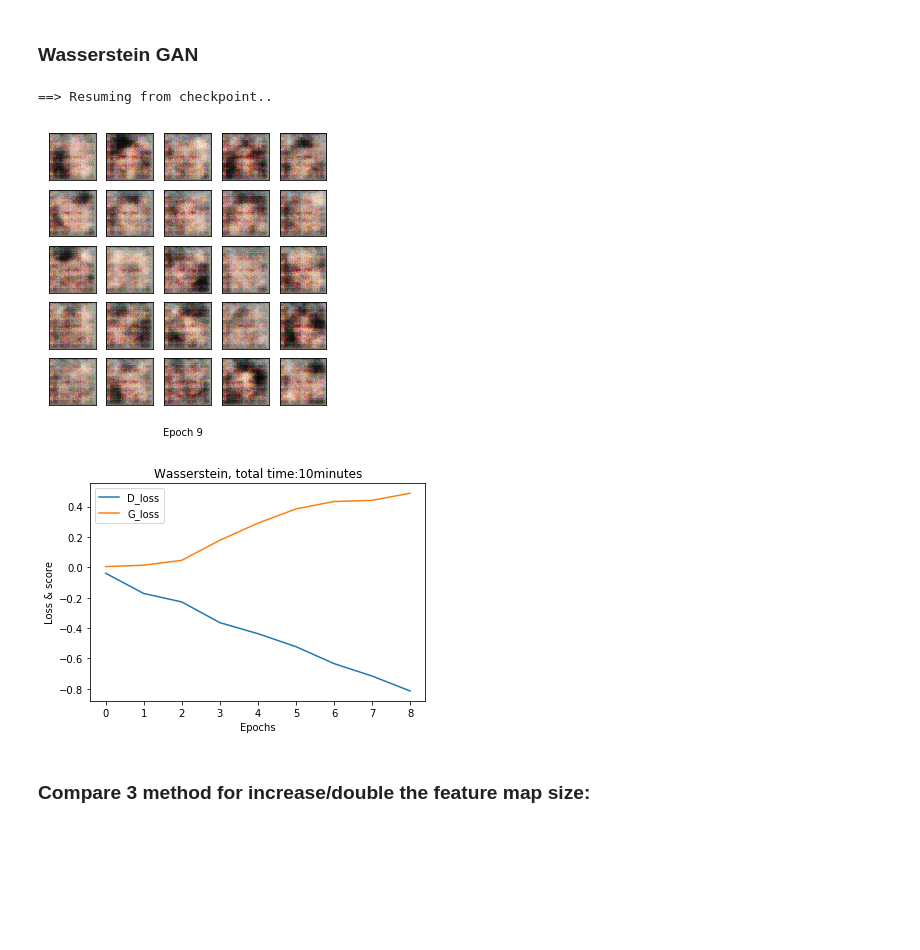
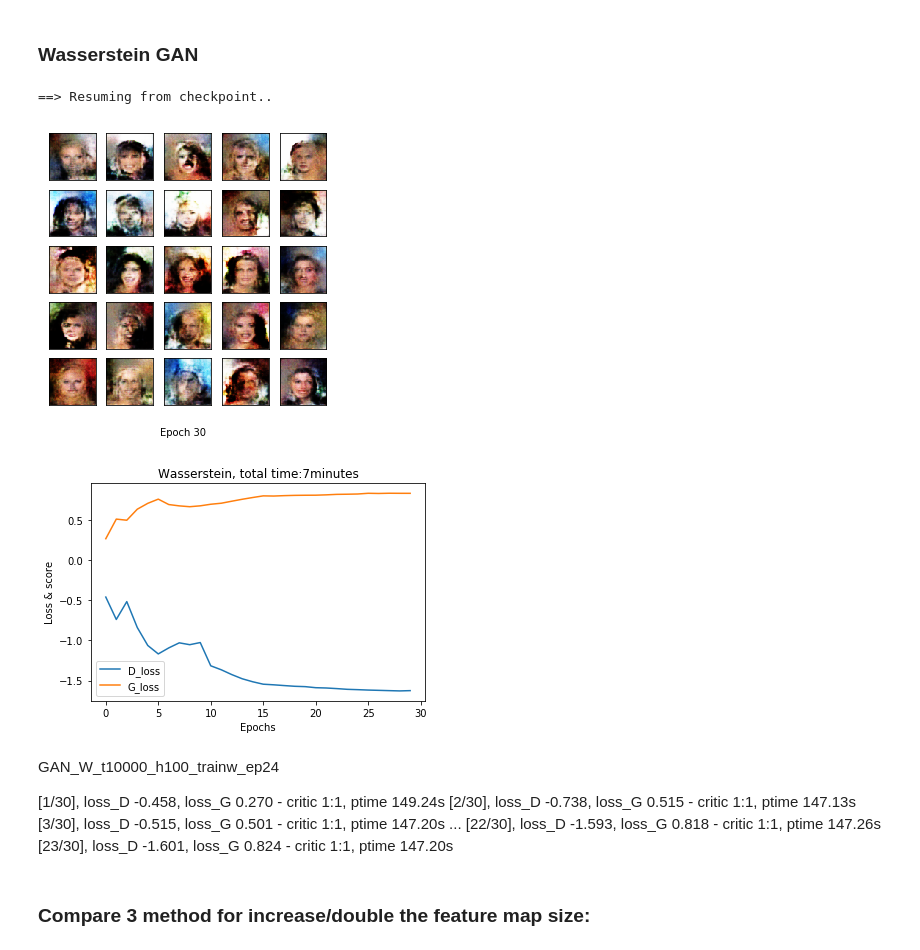
Before and after one commit to fanxiao001/ift6135-assignment, a Jupyter notebook: assignment4/ift6135_hwk4.ipynb, the cells around one changed output. Cells and saved outputs as stored; diff of their text form; code cells hidden in the pictures; blank space fills up the shorter version.

```diff
--- a/assignment4/ift6135_hwk4.ipynb
+++ b/assignment4/ift6135_hwk4.ipynb
@@ -49,7 +49,7 @@ dataset = datasets.ImageFolder(root=img_root, transform=data_transform)
 ## DCGAN
 ### Deconvolution Generator
 # %%
-filename='GANDeconv_t8000_h100_ep5' #'GANDeconvolution_t2000_h100_ep20.c5'
+filename='GANDeconv_t10000_h100_train2_ep15' #'GANDeconvolution_t2000_h100_ep20.c5'
 G,D,train_hist = GAN_CelebA.loadCheckpoint(filename,hidden_dim,use_cuda=use_cuda)
 epoch_num=len(train_hist['D_losses'])
 GAN_CelebA.show_result(G,D,epoch_num, hidden_dim, show=True,save=True, path='figures/result_Deconvolution.pdf', use_cuda=use_cuda)
@@ -182,7 +182,7 @@ Avg per epoch ptime: 73.68s, total 30 epochs ptime: 3086.92s
 # %% [markdown]
 ### Bilinear Upsampling followed by regular convolution
 # %%
-filename = 'GANBilinear_t10000_h100_train2_ep3'#'GANBilinear_t4000_h100_ep30.c4'
+filename = 'GANBilinear_t10000_h100_train2_ep6'#'GANBilinear_t4000_h100_ep30.c4'
 G,D,train_hist = GAN_CelebA.loadCheckpoint_Upsampling(filename,hidden_dim,use_cuda=use_cuda,mode='nearest')
 epoch_num=len(train_hist['D_losses'])
 GAN_CelebA.show_result(G,D,epoch_num, hidden_dim, show=True,save=True, path='figures/result_Nearest.pdf', use_cuda=use_cuda)
@@ -218,23 +218,32 @@ Avg per epoch ptime: 302.78s, total 30 epochs ptime: 10506.59s
 # %% [markdown]
 ### Wasserstein GAN
 # %%
-filename = 'GAN_W_t1000_h100_trainw_ep9'
+filename = 'GAN_W_t10000_h100_trainw_ep30' #'GAN_W_t1000_h100_trainw_ep9'
 G,D,train_hist = GAN_CelebA.loadCheckpoint_W(filename,hidden_dim,use_cuda=use_cuda)
 epoch_num=len(train_hist['D_losses'])
 GAN_CelebA.show_result(G,D,epoch_num, hidden_dim, show=True,save=True, path='figures/result_Nearest.pdf', use_cuda=use_cuda)
 
 plt.plot(range(0,epoch_num),train_hist['D_losses'],label='D_loss')
 plt.plot(range(0,epoch_num),train_hist['G_losses'],label='G_loss')
 #plt.plot(range(0,epoch_num),train_hist['Inc_score'],linestyle='--',label='Inc_score')
 plt.xlabel('Epochs')
 plt.ylabel('Loss & score')
 plt.title('Wasserstein, total time:'+str(int(train_hist['total_ptime'][0]/60))+'minutes')
 plt.legend()
 plt.show()
 # %% [output]
 ==> Resuming from checkpoint..
-[figure, old version]
+[figure, new version]
-[figure, old version]
+[figure, new version]
+# %% [markdown]
+GAN_W_t10000_h100_trainw_ep24
+
+[1/30], loss_D -0.458, loss_G 0.270 - critic 1:1, ptime 149.24s
+[2/30], loss_D -0.738, loss_G 0.515 - critic 1:1, ptime 147.13s
+[3/30], loss_D -0.515, loss_G 0.501 - critic 1:1, ptime 147.20s
+...
+[22/30], loss_D -1.593, loss_G 0.818 - critic 1:1, ptime 147.26s
+[23/30], loss_D -1.601, loss_G 0.824 - critic 1:1, ptime 147.20s
 # %% [markdown]
 ### Compare 3 method for increase/double the feature map size:
 # %%
```
Also changed, not shown: parts of 3 cells of this notebook, 6 other files.
